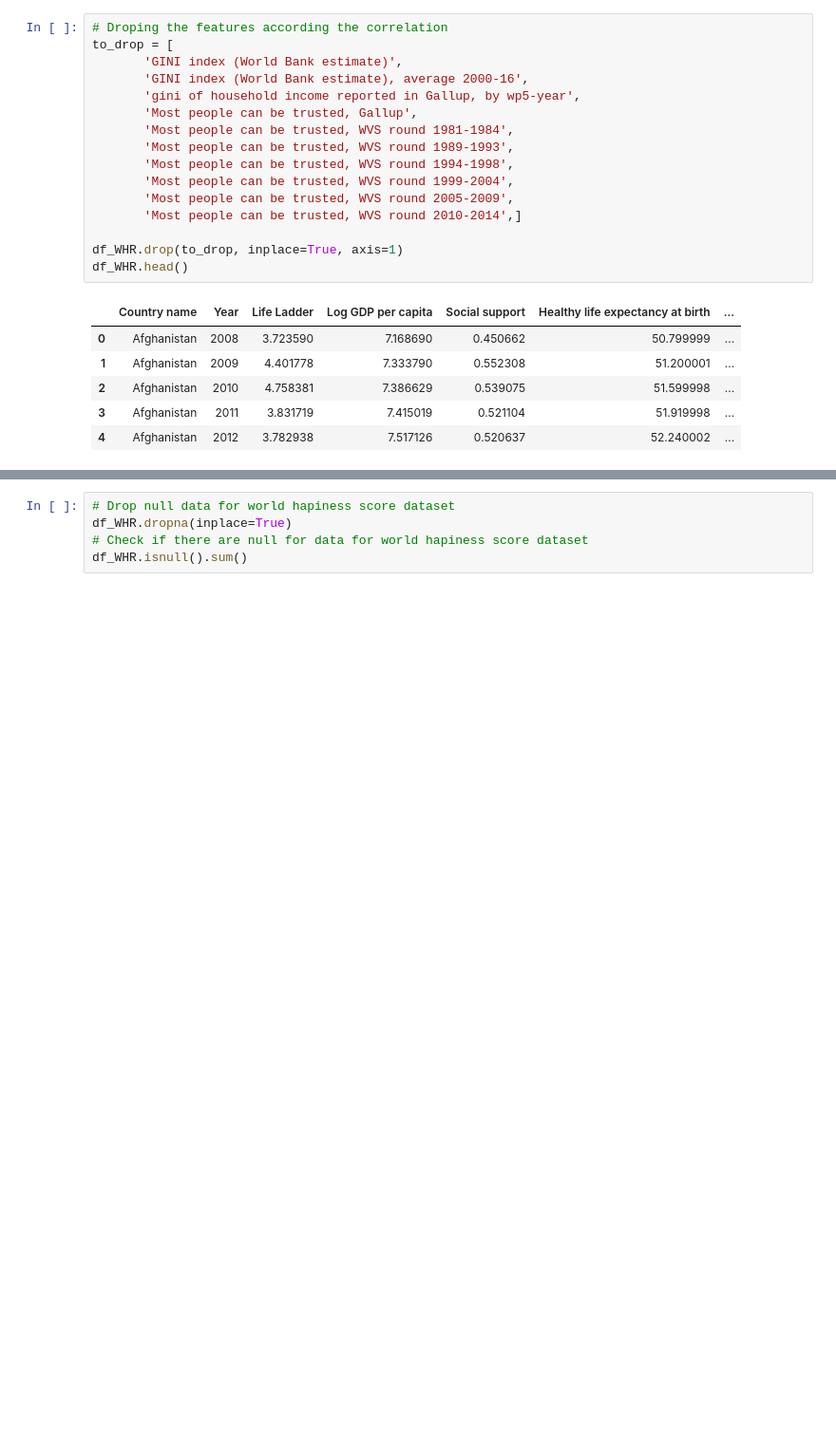
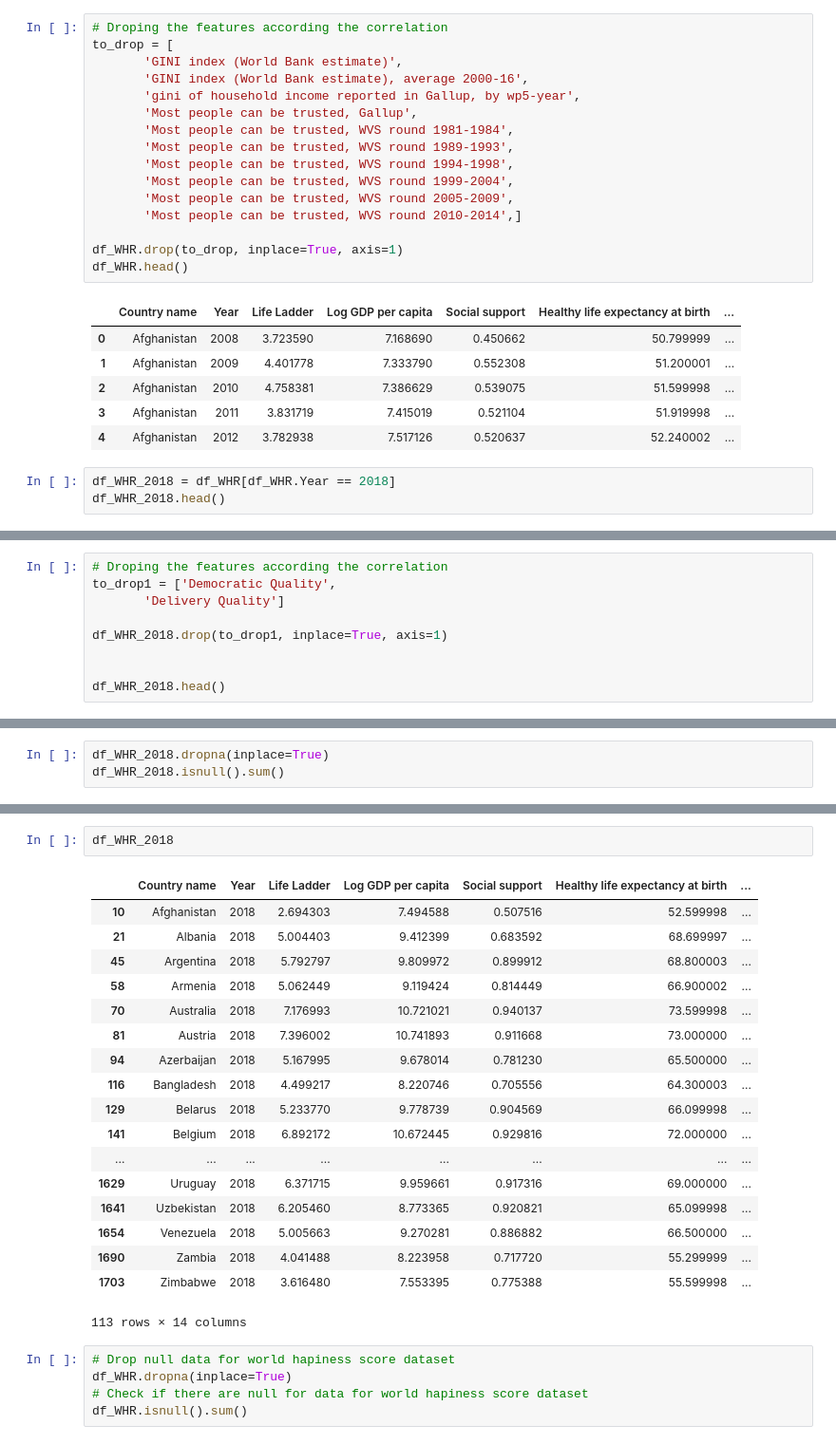
Before and after one commit to hackan98/DMML2019_Team_Nestle, a Jupyter notebook: code/Data_mining,_Project_group_Nestle.ipynb, the cells around one changed output, grey strips where cells are left out. Shown at 95% size. Cells and saved outputs as stored; diff of their text form; blank space fills up the shorter version.

```diff
--- a/code/Data_mining,_Project_group_Nestle.ipynb
+++ b/code/Data_mining,_Project_group_Nestle.ipynb
@@ -96,3 +81,6 @@ df_WHR.head()
 | 2 | Afghanistan | 2010 | 4.758381 | 7.386629 | 0.539075 | 51.599998 | ... |
 | 3 | Afghanistan | 2011 | 3.831719 | 7.415019 | 0.521104 | 51.919998 | ... |
 | 4 | Afghanistan | 2012 | 3.782938 | 7.517126 | 0.520637 | 52.240002 | ... |
+# %%
+df_WHR_2018 = df_WHR[df_WHR.Year == 2018]
+df_WHR_2018.head()
@@ -98,0 +94,9 @@ df_WHR.head()
+# %%
+# Droping the features according the correlation
+to_drop1 = ['Democratic Quality',
+       'Delivery Quality']
+
+df_WHR_2018.drop(to_drop1, inplace=True, axis=1)
+
+
+df_WHR_2018.head()
@@ -98,0 +113,3 @@ df_WHR.head()
+# %%
+df_WHR_2018.dropna(inplace=True)
+df_WHR_2018.isnull().sum()
@@ -99,3 +135,24 @@ df_WHR.head()
+# %%
+df_WHR_2018
+# %% [output]
+|  | Country name | Year | Life Ladder | Log GDP per capita | Social support | Healthy life expectancy at birth | ... |
+| 10 | Afghanistan | 2018 | 2.694303 | 7.494588 | 0.507516 | 52.599998 | ... |
+| 21 | Albania | 2018 | 5.004403 | 9.412399 | 0.683592 | 68.699997 | ... |
+| 45 | Argentina | 2018 | 5.792797 | 9.809972 | 0.899912 | 68.800003 | ... |
+| 58 | Armenia | 2018 | 5.062449 | 9.119424 | 0.814449 | 66.900002 | ... |
+| 70 | Australia | 2018 | 7.176993 | 10.721021 | 0.940137 | 73.599998 | ... |
+| 81 | Austria | 2018 | 7.396002 | 10.741893 | 0.911668 | 73.000000 | ... |
+| 94 | Azerbaijan | 2018 | 5.167995 | 9.678014 | 0.781230 | 65.500000 | ... |
+| 116 | Bangladesh | 2018 | 4.499217 | 8.220746 | 0.705556 | 64.300003 | ... |
+| 129 | Belarus | 2018 | 5.233770 | 9.778739 | 0.904569 | 66.099998 | ... |
+| 141 | Belgium | 2018 | 6.892172 | 10.672445 | 0.929816 | 72.000000 | ... |
+| ... | ... | ... | ... | ... | ... | ... | ... |
+| 1629 | Uruguay | 2018 | 6.371715 | 9.959661 | 0.917316 | 69.000000 | ... |
+| 1641 | Uzbekistan | 2018 | 6.205460 | 8.773365 | 0.920821 | 65.099998 | ... |
+| 1654 | Venezuela | 2018 | 5.005663 | 9.270281 | 0.886882 | 66.500000 | ... |
+| 1690 | Zambia | 2018 | 4.041488 | 8.223958 | 0.717720 | 55.299999 | ... |
+| 1703 | Zimbabwe | 2018 | 3.616480 | 7.553395 | 0.775388 | 55.599998 | ... |
+113 rows × 14 columns
 # %%
 # Drop null data for world hapiness score dataset
 df_WHR.dropna(inplace=True)
```
Also changed, not shown: parts of 40 cells of this notebook.
